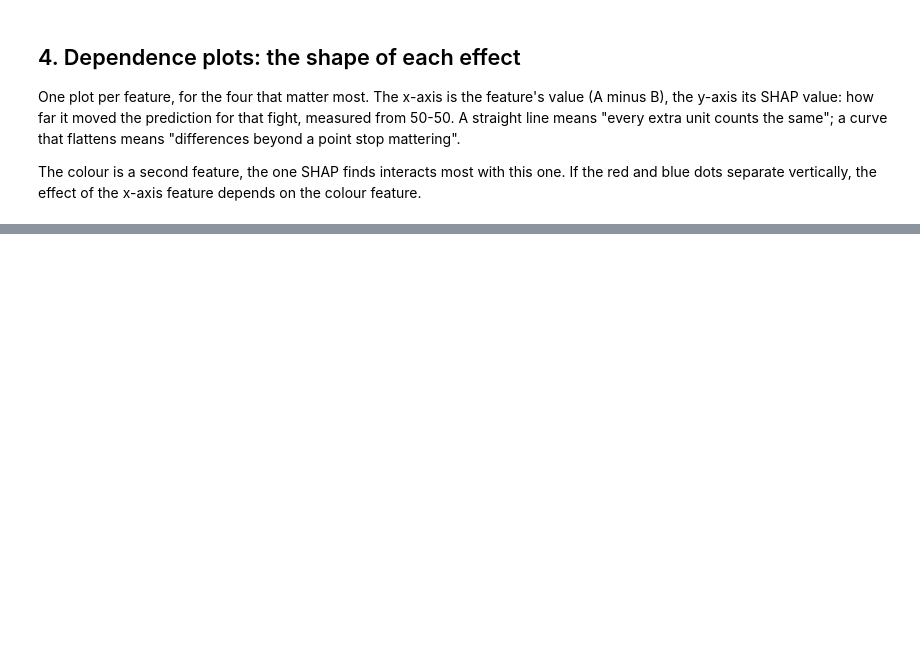
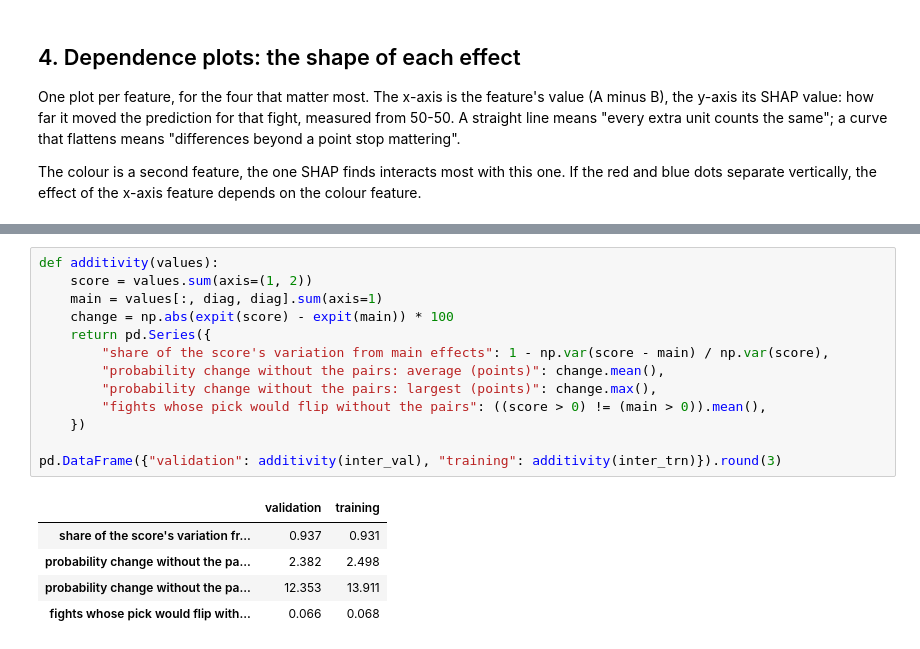
Before and after one commit to matteoberagnoli/ufc_fight_predictor, a Jupyter notebook: 06_interpretability.ipynb, the cells around one changed output, grey strips where cells are left out. Drawn from its saved outputs; the diff is of its cells as text; blank space fills up the shorter version.

```diff
--- a/06_interpretability.ipynb
+++ b/06_interpretability.ipynb
@@ -188,0 +242,19 @@ for feature in v.index[:4]:
+# %%
+def additivity(values):
+    score = values.sum(axis=(1, 2))
+    main = values[:, diag, diag].sum(axis=1)
+    change = np.abs(expit(score) - expit(main)) * 100
+    return pd.Series({
+        "share of the score's variation from main effects": 1 - np.var(score - main) / np.var(score),
+        "probability change without the pairs: average (points)": change.mean(),
+        "probability change without the pairs: largest (points)": change.max(),
+        "fights whose pick would flip without the pairs": ((score > 0) != (main > 0)).mean(),
+    })
+
+pd.DataFrame({"validation": additivity(inter_val), "training": additivity(inter_trn)}).round(3)
+# %% [output]
+|  | validation | training |
+| share of the score's variation fr... | 0.937 | 0.931 |
+| probability change without the pa... | 2.382 | 2.498 |
+| probability change without the pa... | 12.353 | 13.911 |
+| fights whose pick would flip with... | 0.066 | 0.068 |
```
Also changed, not shown: parts of 16 cells of this notebook, 2 other files.
